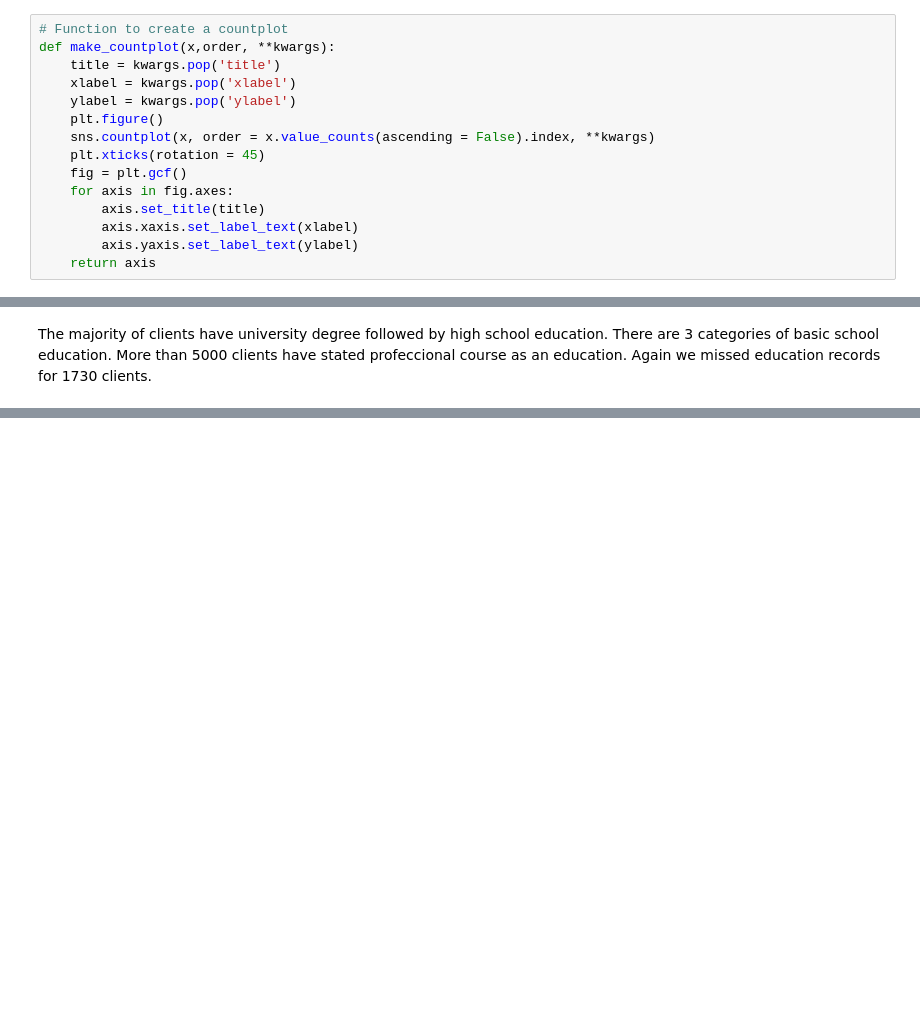
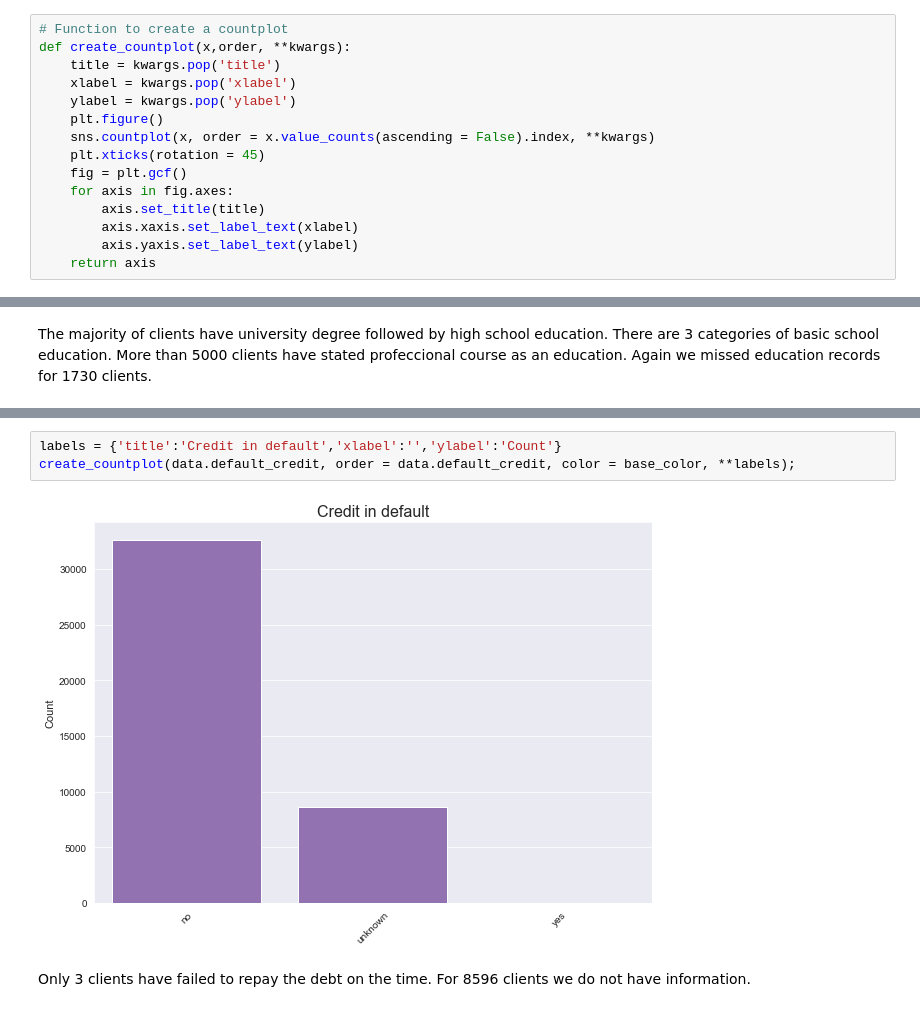
Before and after one commit to Janka93/Bank-Marketing-Campaign, a Jupyter notebook: Bank Marketing.ipynb, the cells around one changed output, grey strips where cells are left out. Drawn from its saved outputs; the diff is of its cells as text; blank space fills up the shorter version.

Commit message:
Exploration of default credit

```diff
--- a/Bank Marketing.ipynb
+++ b/Bank Marketing.ipynb
@@ -234,7 +234,7 @@ dtype: object
 # Exploring categorical variables
 # %%
 # Function to create a countplot
-def make_countplot(x,order, **kwargs):
+def create_countplot(x,order, **kwargs):
     title = kwargs.pop('title')
     xlabel = kwargs.pop('xlabel')
     ylabel = kwargs.pop('ylabel')
@@ -312,0 +320,7 @@ The majority of clients have university degree followed by high school education
+# %%
+labels = {'title':'Credit in default','xlabel':'','ylabel':'Count'}
+create_countplot(data.default_credit, order = data.default_credit, color = base_color, **labels);
+# %% [output]
+[figure, added]
+# %% [markdown]
+Only 3 clients have failed to repay the debt on the time. For 8596 clients we do not have information.
```
Also changed, not shown: parts of 4 cells of this notebook.
